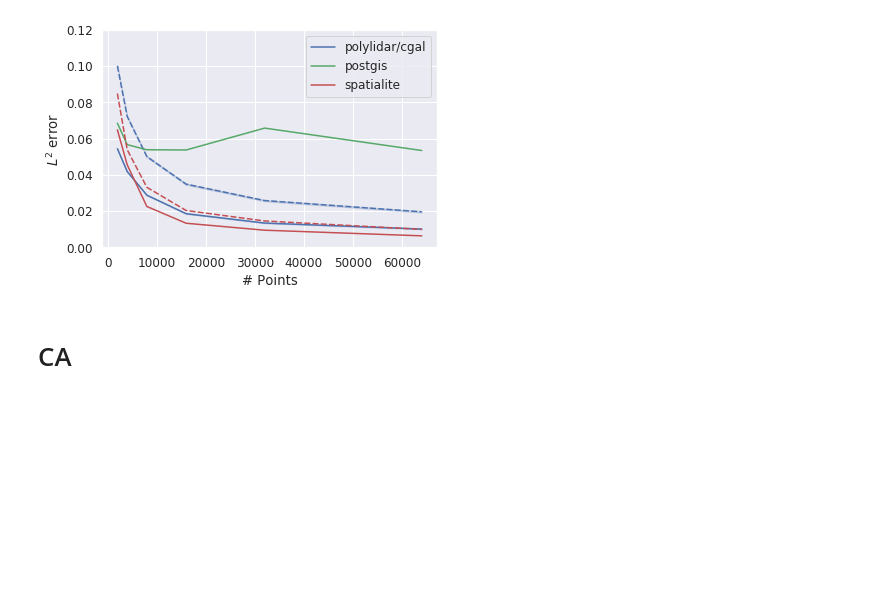
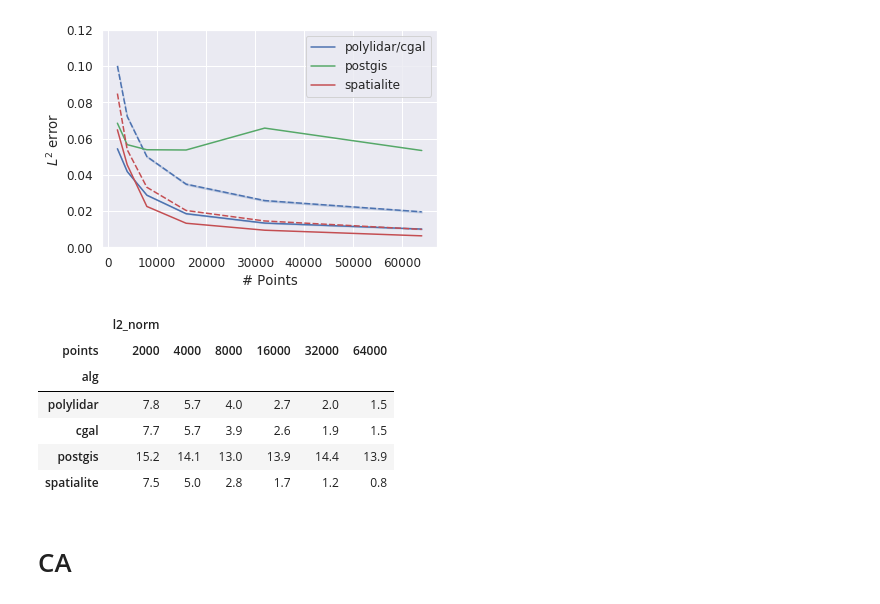
Before and after one commit to JeremyBYU/concavehull-evaluation, a Jupyter notebook: analysis/analysis.ipynb, the cells around one changed output. Drawn from its saved outputs; the diff is of its cells as text; code cells hidden in the pictures; blank space fills up the shorter version.

```diff
--- a/analysis/analysis.ipynb
+++ b/analysis/analysis.ipynb
@@ -116,6 +116,19 @@ plt.savefig('assets/pics/compare_algs_accuracy_mi.pdf', bbox_inches='tight')
 # g.set(yscale="log")
 # %% [output]
 [figure]
+# %%
+df_mi_means = df_mi.groupby(['points', 'alg'])[['time', 'l2_norm']].mean()
+df_mi_means = df_mi_means.reset_index()
+df_p = df_mi_means.pivot(index='alg', columns='points', values=['l2_norm']).round(3) * 100
+df_p.reindex(["polylidar", "cgal", "postgis", 'spatialite'])
+# %% [output]
+|  | l2_norm |  |  |  |  |  |
+| points | 2000 | 4000 | 8000 | 16000 | 32000 | 64000 |
+| alg |  |  |  |  |  |  |
+| polylidar | 7.8 | 5.7 | 4.0 | 2.7 | 2.0 | 1.5 |
+| cgal | 7.7 | 5.7 | 3.9 | 2.6 | 1.9 | 1.5 |
+| postgis | 15.2 | 14.1 | 13.0 | 13.9 | 14.4 | 13.9 |
+| spatialite | 7.5 | 5.0 | 2.8 | 1.7 | 1.2 | 0.8 |
 # %% [markdown]
 # CA
 # %%
```
Also changed, not shown: parts of 5 cells of this notebook, 4 other files.
